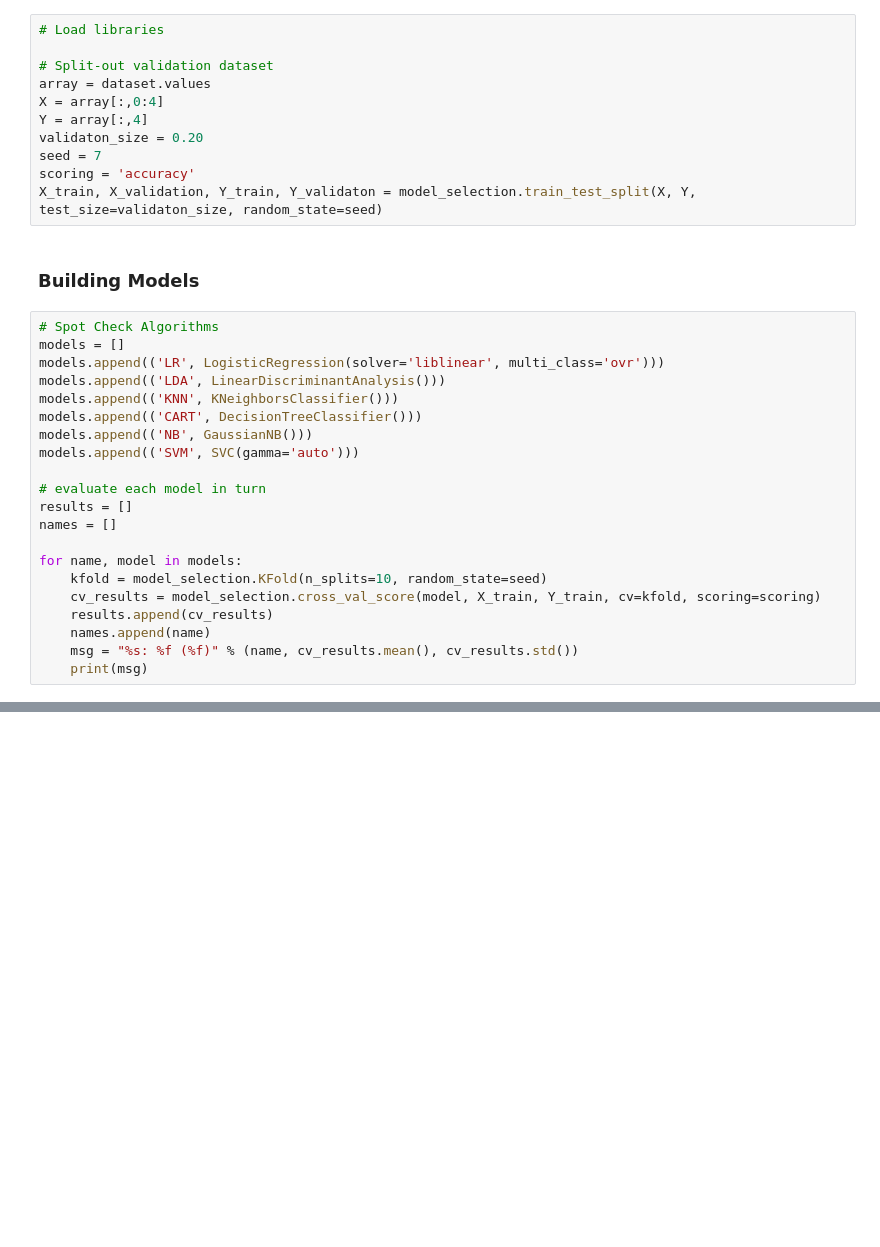
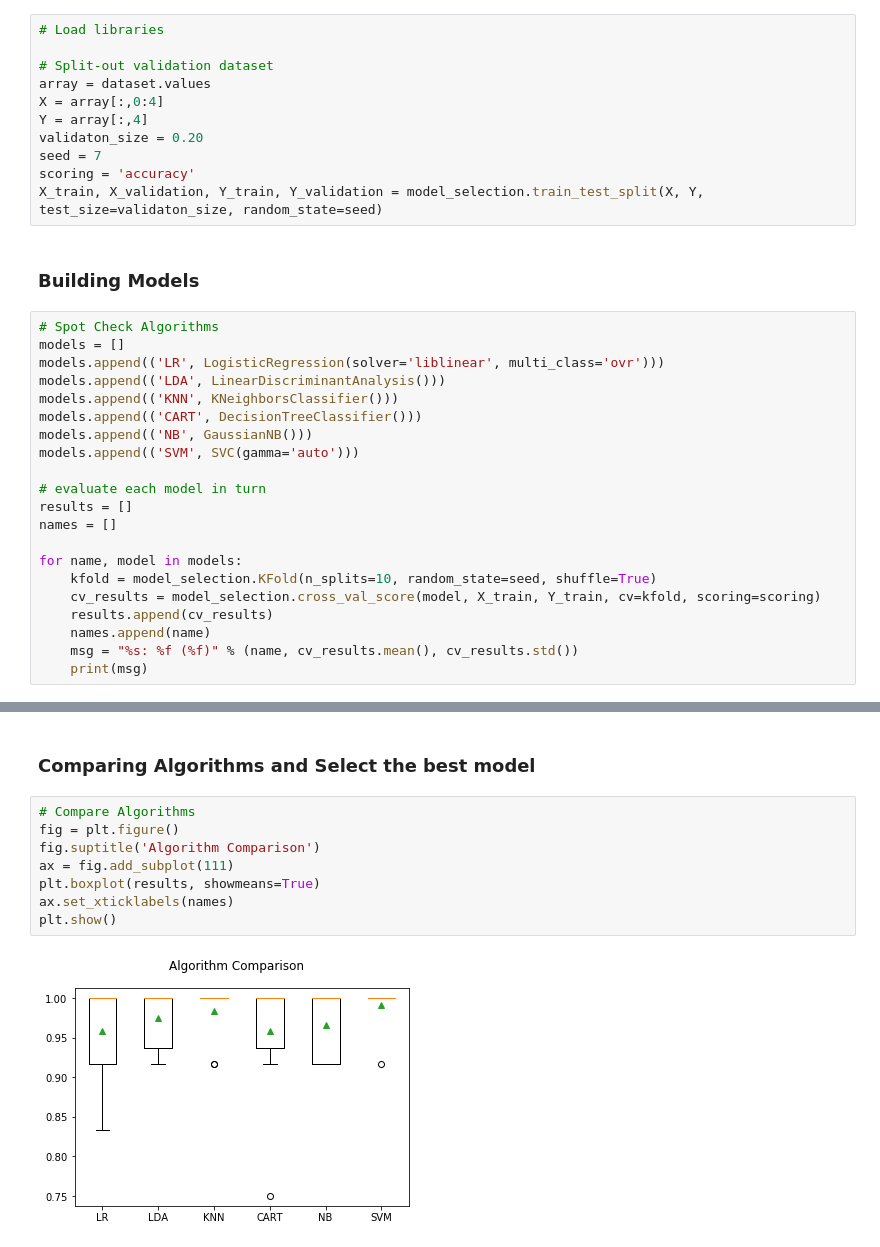
Before and after one commit to Sajijola1/Machine_Learning-Intellipaat, a Jupyter notebook: Machine Learning Demo/Machine Learning with Python Demo.ipynb, the cells around one changed output, grey strips where cells are left out. Saved outputs shown, nothing was run; the diff lists cells and outputs as text; blank space fills up the shorter version.

```diff
--- a/Machine Learning Demo/Machine Learning with Python Demo.ipynb
+++ b/Machine Learning Demo/Machine Learning with Python Demo.ipynb
@@ -106,7 +106,7 @@ Y = array[:,4]
 validaton_size = 0.20
 seed = 7
 scoring = 'accuracy'
-X_train, X_validation, Y_train, Y_validaton = model_selection.train_test_split(X, Y, test_size=validaton_size, random_state=seed)
+X_train, X_validation, Y_train, Y_validation = model_selection.train_test_split(X, Y, test_size=validaton_size, random_state=seed)
 # %% [markdown]
 ### Building Models
 # %%
@@ -124,7 +124,7 @@ results = []
 names = []
 
 for name, model in models:
-    kfold = model_selection.KFold(n_splits=10, random_state=seed)
+    kfold = model_selection.KFold(n_splits=10, random_state=seed, shuffle=True)
     cv_results = model_selection.cross_val_score(model, X_train, Y_train, cv=kfold, scoring=scoring)
     results.append(cv_results)
     names.append(name)
@@ -134,0 +140,12 @@ ValueError: Setting a random_state has no effect since shuffle is False. You sho
+# %% [markdown]
+### Comparing Algorithms and Select the best model
+# %%
+# Compare Algorithms
+fig = plt.figure()
+fig.suptitle('Algorithm Comparison')
+ax = fig.add_subplot(111)
+plt.boxplot(results, showmeans=True)
+ax.set_xticklabels(names)
+plt.show()
+# %% [output]
+[figure, added]
```
Also changed, not shown: parts of 5 cells of this notebook.
